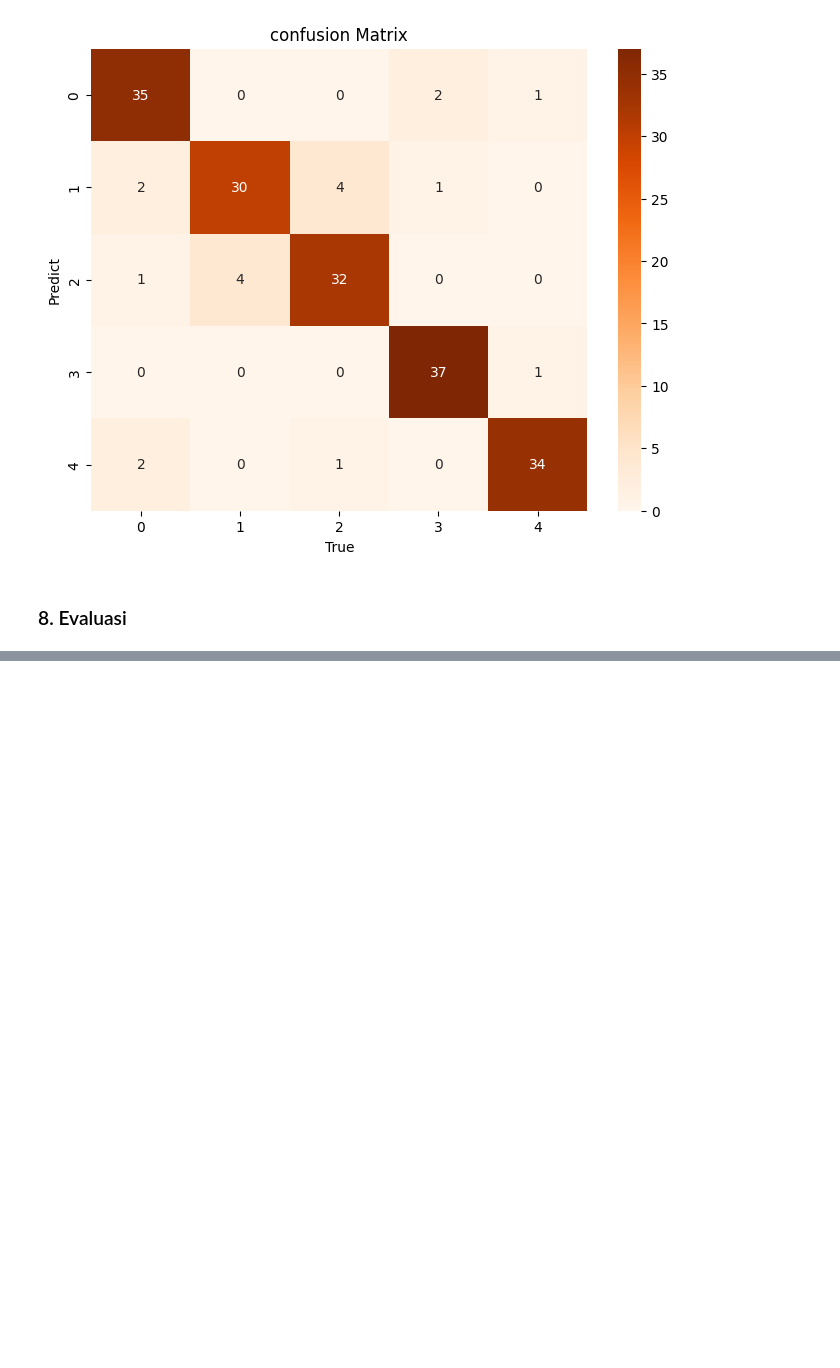
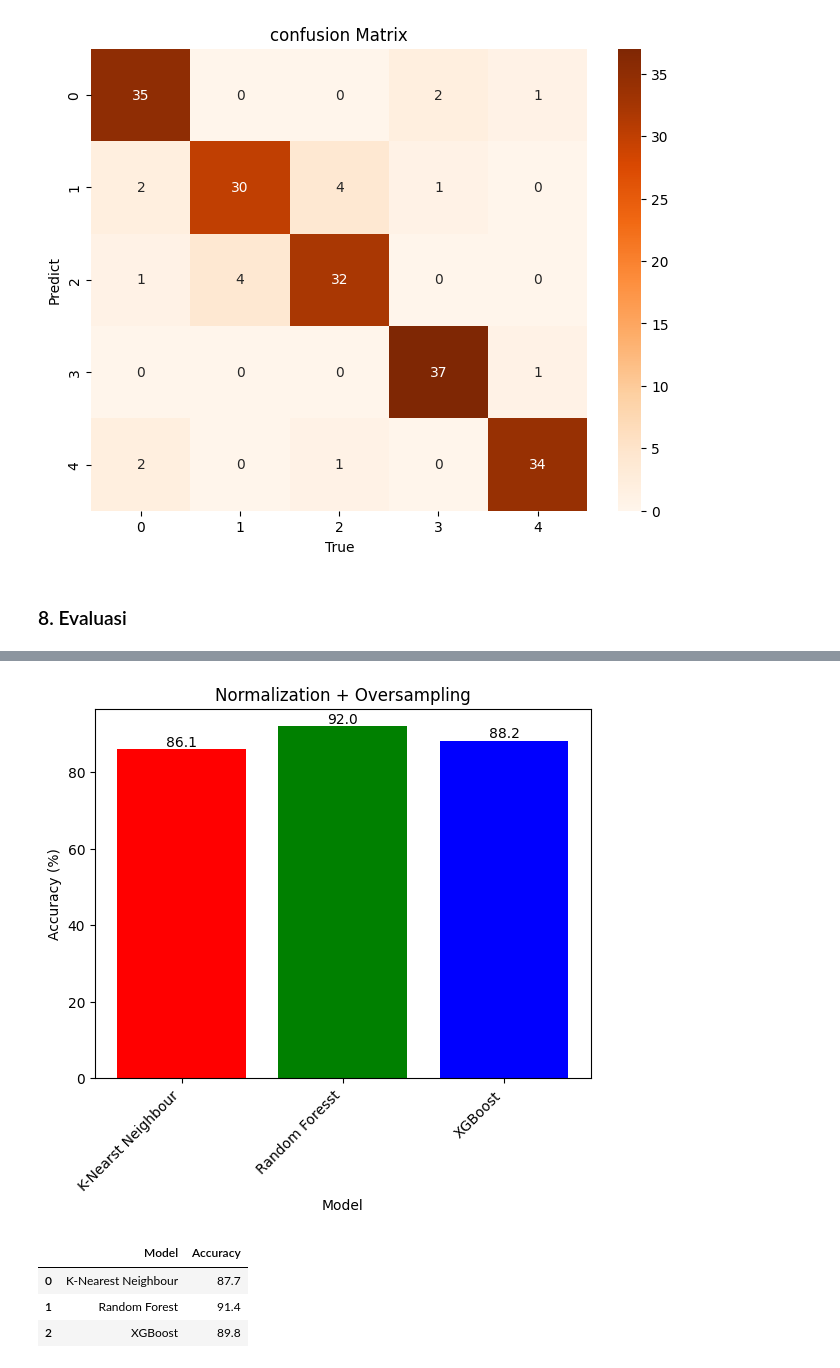
Before and after one commit to Anthopyta/DC, a Jupyter notebook: Hungarian.ipynb, the cells around one changed output, grey strips where cells are left out. Saved outputs shown, nothing was run; the diff lists cells and outputs as text; code cells hidden in the pictures; blank space fills up the shorter version.

```diff
--- a/Hungarian.ipynb
+++ b/Hungarian.ipynb
@@ -1131,0 +1186,34 @@ plt.show()
+# %%
+# membuat bar plot
+fig, ax = plt.subplots()
+bars = plt.bar(model_comp2['Model'], model_comp2['Accuracy'], color=['red', 'green', 'blue'])
+plt.xlabel('Model')
+plt.ylabel('Accuracy (%)')
+plt.title('Normalization + Oversampling')
+plt.xticks(rotation=45, ha='right')
+
+# menambahkan keterangan jumlah di setiap bar
+for bar in bars:
+  yval = bar.get_height()
+  plt.text(bar.get_x() + bar.get_width()/2, yval, round(yval, 2), ha='center', va='bottom')
+
+# manampilkan bar plot
+plt.show()
+# %% [output]
+[figure, added]
+# %%
+model_comp3 = pd.DataFrame({
+  'Model': ['K-Nearest Neighbour',
+            'Random Forest',
+            'XGBoost'],
+  'Accuracy': [accuracy_knn_smote_normal_Tun*100,
+              accuracy_rf_smote_normal_Tun*100,
+              accuracy_xgb_smote_normal_Tun*100]
+})
+
+model_comp3.head()
+# %% [output]
+|  | Model | Accuracy |
+| 0 | K-Nearest Neighbour | 87.7 |
+| 1 | Random Forest | 91.4 |
+| 2 | XGBoost | 89.8 |
```
Also changed, not shown: parts of 13 cells of this notebook.
